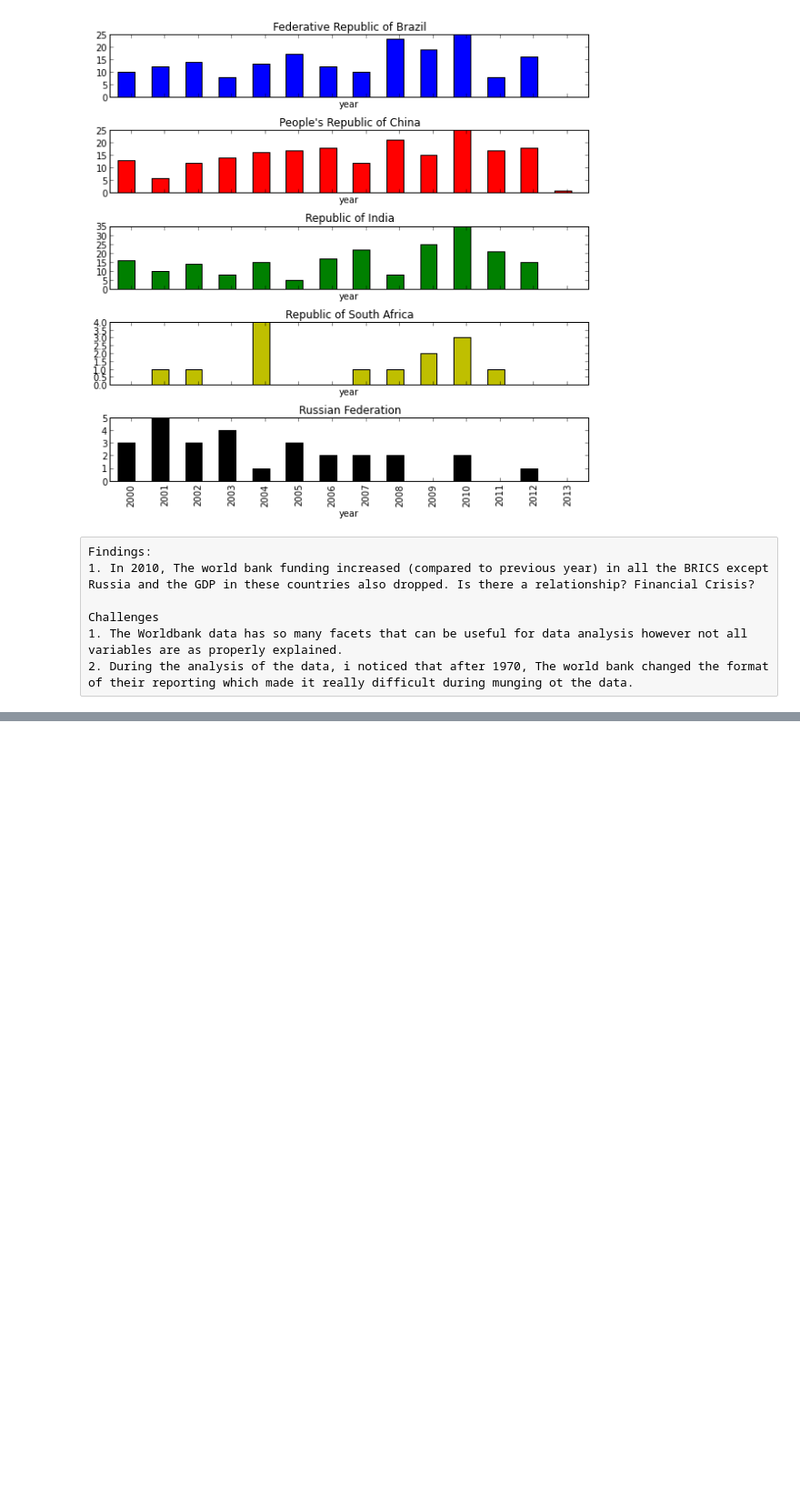
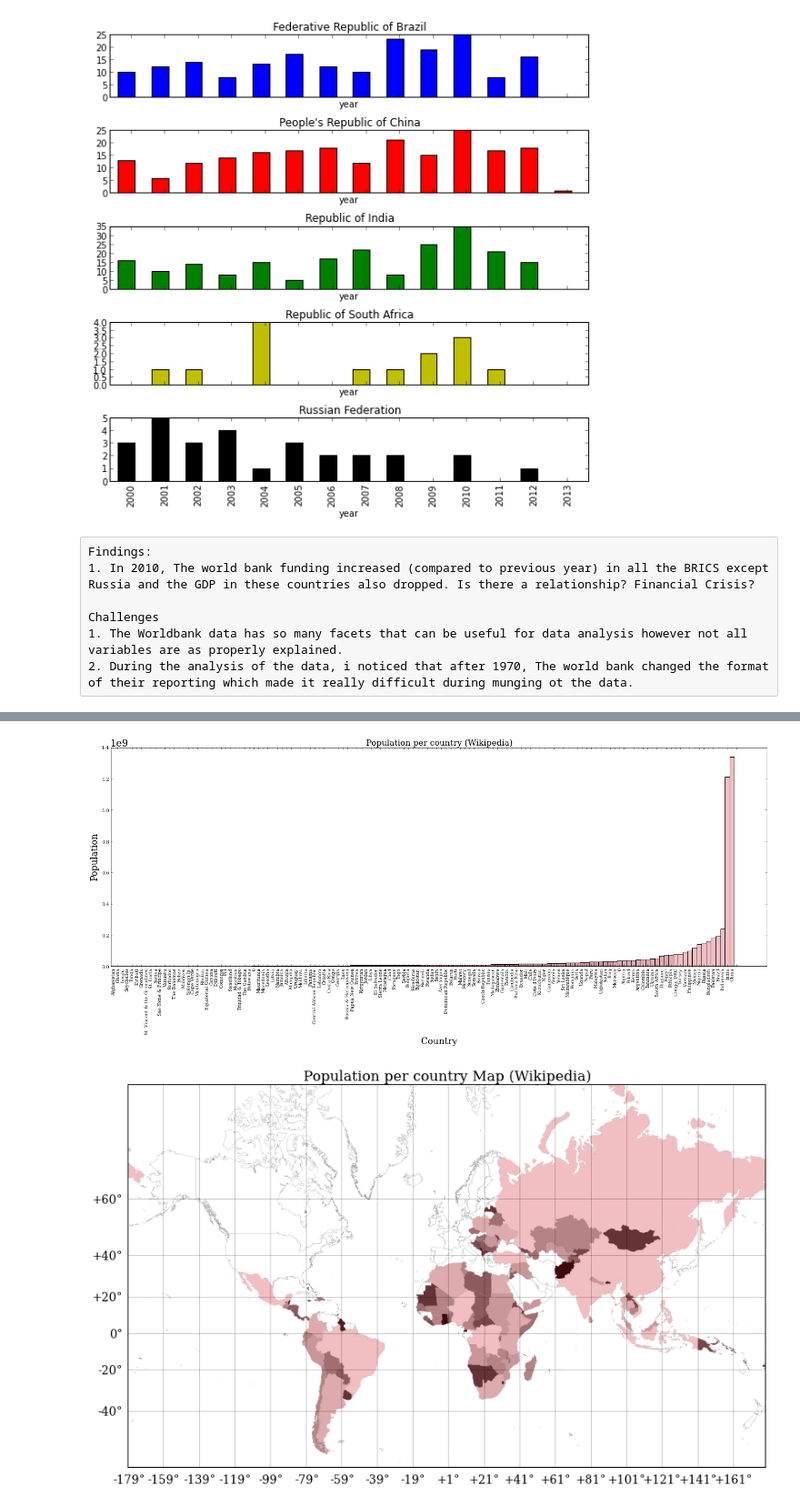
Before and after one commit to iaperez/WWOD, a Jupyter notebook: code/WorldBankData.ipynb, the cells around one changed output, grey strips where cells are left out. Shown at 91% size. Saved outputs shown, nothing was run; the diff lists cells and outputs as text; code cells hidden in the pictures; blank space fills up the shorter version.

```diff
--- a/code/WorldBankData.ipynb
+++ b/code/WorldBankData.ipynb
@@ -386,0 +908,13 @@ Challenges
+# %%
+heatmapPopulation = pd.DataFrame(projects[projects.type == 'Country'], columns=['wikiname','mapname','population'])
+#heatmapHDI=heatmapHDI.reindex(index=['wikiname','wikiname'])
+#heatmapHDI = heatmapHDI.groupby(['wikiname','mapname'])
+#heatmapHDI = pd.DataFrame(heatmapHDI)
+heatmapPopulation = heatmapPopulation.fillna(0)
+heatmapPopulation = heatmapPopulation.drop_duplicates()
+heatmapPopulation['color'] = pd.Series(["hola" for x in heatmapPopulation.index], index=heatmapHDI.index)
+drawBarCharReference2( '#3D0A0E',heatmapPopulation, 'population',"Population per country (Wikipedia)",['Country','Population'])
+draw_global_map2(['#ffffff','#000000'],heatmapPopulation, ['Population per country Map (Wikipedia)'])
+# %% [output]
+[figure, added]
+[figure, added]
```
Also changed, not shown: parts of 17 cells of this notebook.
